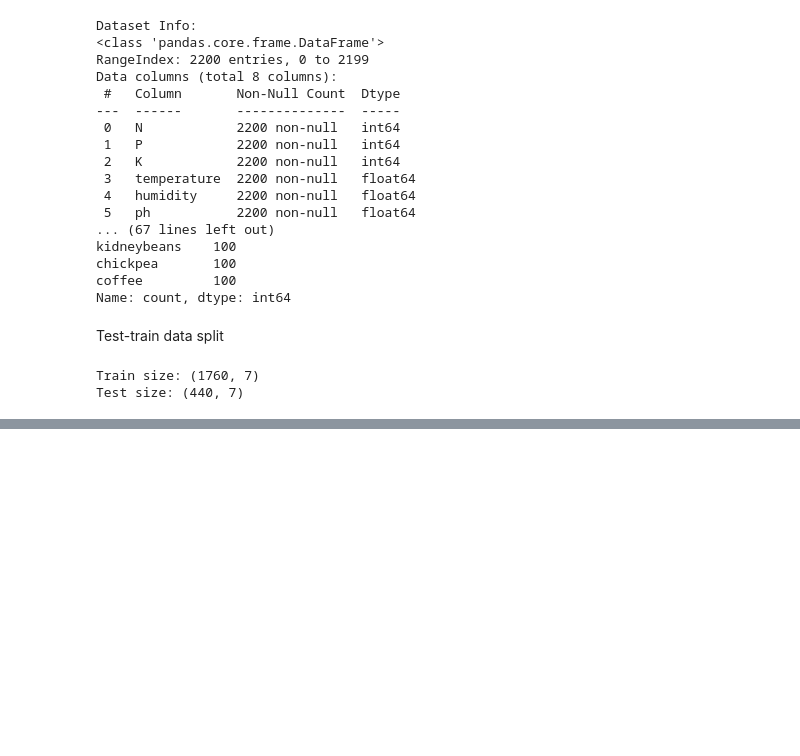
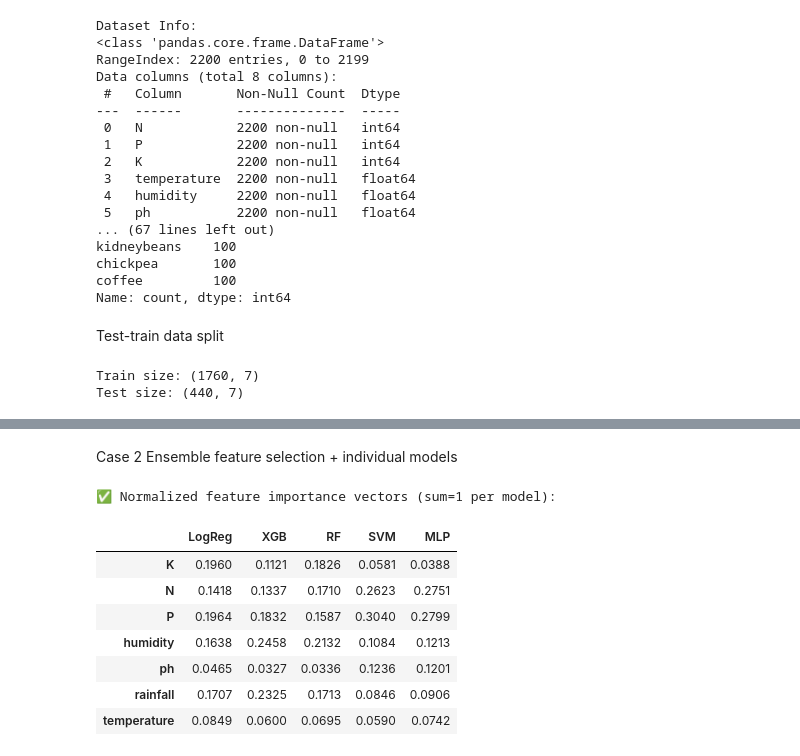
Before and after one commit to priyanshupriyank04/research_paper_project, a Jupyter notebook: research_ps1.ipynb, the cells around one changed output, grey strips where cells are left out. Drawn from its saved outputs; the diff is of its cells as text; code cells hidden in the pictures; blank space fills up the shorter version.

```diff
--- a/research_ps1.ipynb
+++ b/research_ps1.ipynb
@@ -117,0 +1033,49 @@ Test size: (440, 7)
+# %% [markdown]
+Case 2 Ensemble feature selection + individual models
+# %%
+# ==== Case 2: Step 1 - Normalize feature importance vectors ====
+
+import pandas as pd
+
+def normalize_importance(series: pd.Series, method="sum"):
+    """
+    Normalize a pandas Series of feature importances.
+    - method="sum": each feature importance divided by sum → vector sums to 1
+    - method="max": each feature importance divided by max → max=1
+    """
+    s = series.abs().copy()
+    if method == "sum":
+        return s / s.sum()
+    elif method == "max":
+        return s / s.max()
+    else:
+        raise ValueError("method must be 'sum' or 'max'")
+
+# Normalize all feature importance vectors
+logreg_norm   = normalize_importance(feature_importance, method="sum")
+xgb_norm      = normalize_importance(feature_importance_xgb, method="sum")
+rf_norm       = normalize_importance(feature_importance_rf, method="sum")
+svm_norm      = normalize_importance(feature_importance_lime, method="sum")
+mlp_norm      = normalize_importance(feature_importance_lime_mlp, method="sum")
+
+# Combine into a single DataFrame for easy comparison
+ensemble_norm_df = pd.DataFrame({
+    "LogReg": logreg_norm,
+    "XGB": xgb_norm,
+    "RF": rf_norm,
+    "SVM": svm_norm,
+    "MLP": mlp_norm
+}).fillna(0)
+
+print("✅ Normalized feature importance vectors (sum=1 per model):")
+display(ensemble_norm_df.round(4))
+# %% [output]
+✅ Normalized feature importance vectors (sum=1 per model):
+|  | LogReg | XGB | RF | SVM | MLP |
+| K | 0.1960 | 0.1121 | 0.1826 | 0.0581 | 0.0388 |
+| N | 0.1418 | 0.1337 | 0.1710 | 0.2623 | 0.2751 |
+| P | 0.1964 | 0.1832 | 0.1587 | 0.3040 | 0.2799 |
+| humidity | 0.1638 | 0.2458 | 0.2132 | 0.1084 | 0.1213 |
+| ph | 0.0465 | 0.0327 | 0.0336 | 0.1236 | 0.1201 |
+| rainfall | 0.1707 | 0.2325 | 0.1713 | 0.0846 | 0.0906 |
+| temperature | 0.0849 | 0.0600 | 0.0695 | 0.0590 | 0.0742 |
```
Also changed, not shown: parts of 28 cells of this notebook.
